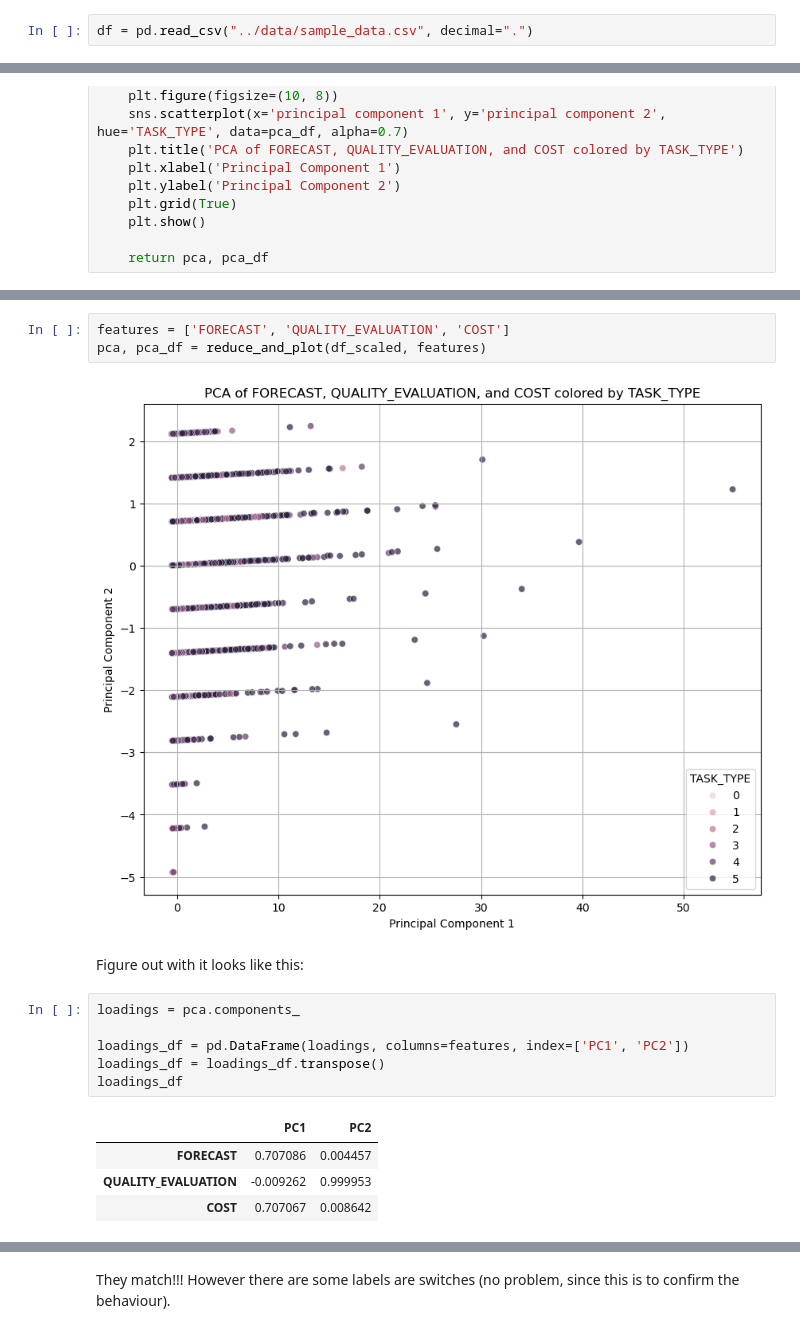
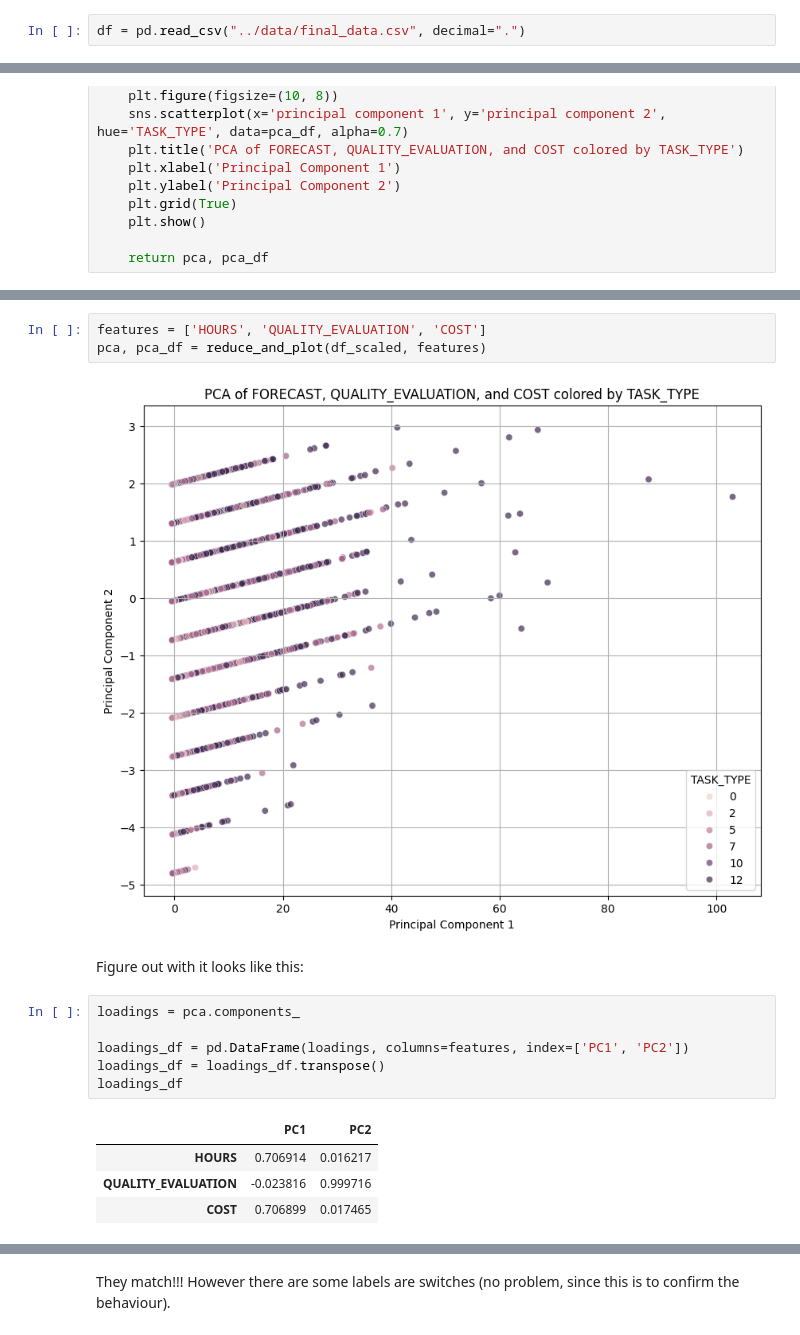
Before and after one commit to tomiock/TARS, a Jupyter notebook: notebooks/data_enhanced.ipynb, the cells around one changed output, grey strips where cells are left out. Saved outputs shown, nothing was run; the diff lists cells and outputs as text.

Commit message:
final data

```diff
--- a/notebooks/data_enhanced.ipynb
+++ b/notebooks/data_enhanced.ipynb
@@ -5,7 +5,7 @@ import numpy as np
 
 %matplotlib inline
 # %%
-df = pd.read_csv("../data/sample_data.csv", decimal=".")
+df = pd.read_csv("../data/final_data.csv", decimal=".")
 # %%
 df.describe()
 # %% [output]
@@ -262,10 +267,10 @@ def reduce_and_plot_umap(df):
     plt.grid(True)
     plt.show()
 # %%
-features = ['FORECAST', 'QUALITY_EVALUATION', 'COST']
+features = ['HOURS', 'QUALITY_EVALUATION', 'COST']
 pca, pca_df = reduce_and_plot(df_scaled, features)
 # %% [output]
-[figure, old version]
+[figure, new version]
 # %% [markdown]
 Figure out with it looks like this:
 # %%
@@ -276,9 +281,9 @@ loadings_df = loadings_df.transpose()
 loadings_df
 # %% [output]
 |  | PC1 | PC2 |
-| FORECAST | 0.707086 | 0.004457 |
-| QUALITY_EVALUATION | -0.009262 | 0.999953 |
-| COST | 0.707067 | 0.008642 |
+| HOURS | 0.706914 | 0.016217 |
+| QUALITY_EVALUATION | -0.023816 | 0.999716 |
+| COST | 0.706899 | 0.017465 |
 # %%
 # original value counts for quality evaluation
 df['QUALITY_EVALUATION'].value_counts()
```
Also changed, not shown: parts of 19 cells of this notebook, 9 other files.
